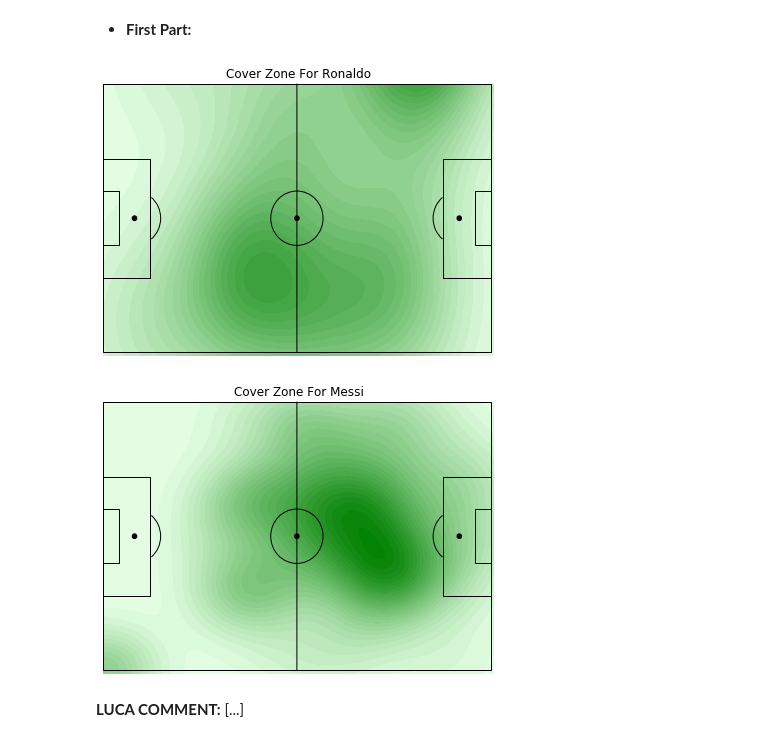
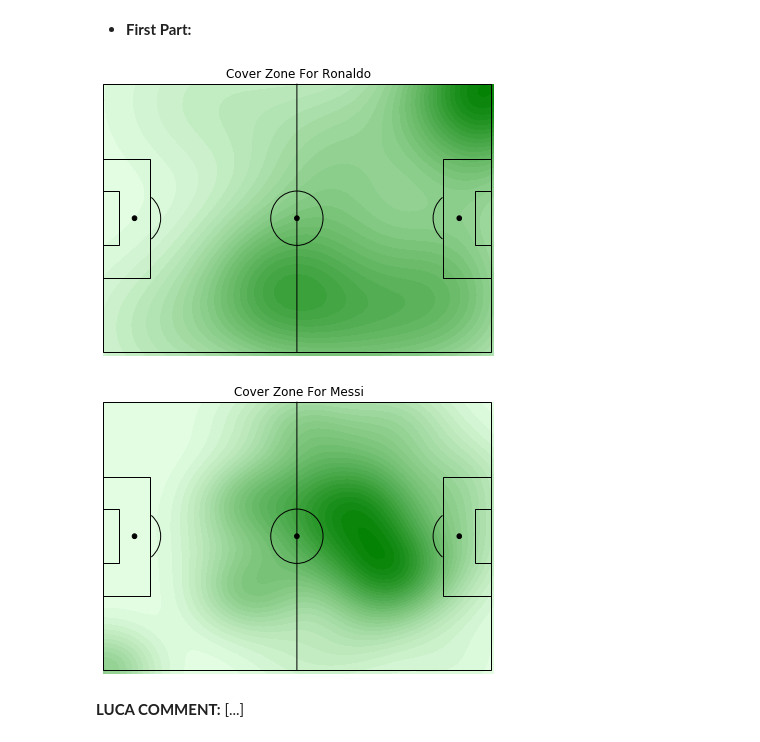
Before and after one commit to ceccaroni1884368/HW2, a Jupyter notebook: Homework_2/Homework_2.ipynb, the cells around one changed output. Drawn from its saved outputs; the diff is of its cells as text; code cells hidden in the pictures.

```diff
--- a/Homework_2/Homework_2.ipynb
+++ b/Homework_2/Homework_2.ipynb
@@ -1043,36 +1043,36 @@ plt.ylim(-1, 80)
 plt.xlim(0, 121)
 plt.title('Cover Zone For Ronaldo')
 plt.axis('off')
 
-x_coord = [i[1]['x'] for i in Positions_Event_Ronaldo]
-y_coord = [i[1]['y'] for i in Positions_Event_Ronaldo]
+x_coord = [i[1]['x']*1.2 for i in Positions_Event_Ronaldo]
+y_coord = [i[1]['y']*0.8 for i in Positions_Event_Ronaldo]
 
 #shades: give us the heat map we desire
 # n_levels: draw more lines, the larger n, the more blurry it looks
 seaborn.kdeplot(x_coord, y_coord, shade = "True", color = "green", n_levels = 30)
 plt.show()
 
 
 fig=plt.figure() #set up the figures
 #fig, ax = plt.subplots()
 fig.set_size_inches(7, 5)
 ax=fig.add_subplot(1,1,1)
 draw_pitch(ax) #overlay our different objects on the pitch
 plt.ylim(-1, 80)
 plt.xlim(0, 121)
 plt.title('Cover Zone For Messi')
 
 plt.axis('off')
 
 x_coord = [i[1]['x']*1.2 for i in Positions_Event_Messi]
 y_coord = [i[1]['y']*0.8 for i in Positions_Event_Messi]
 
 #shades: give us the heat map we desire
 # n_levels: draw more lines, the larger n, the more blurry it looks
 seaborn.kdeplot(x_coord, y_coord, shade = "True", color = "green", n_levels = 30)
 plt.show()
 # %% [output]
-[figure, old version]
+[figure, new version]
 [figure]
 # %% [markdown]
 **LUCA COMMENT:** [...]
```
